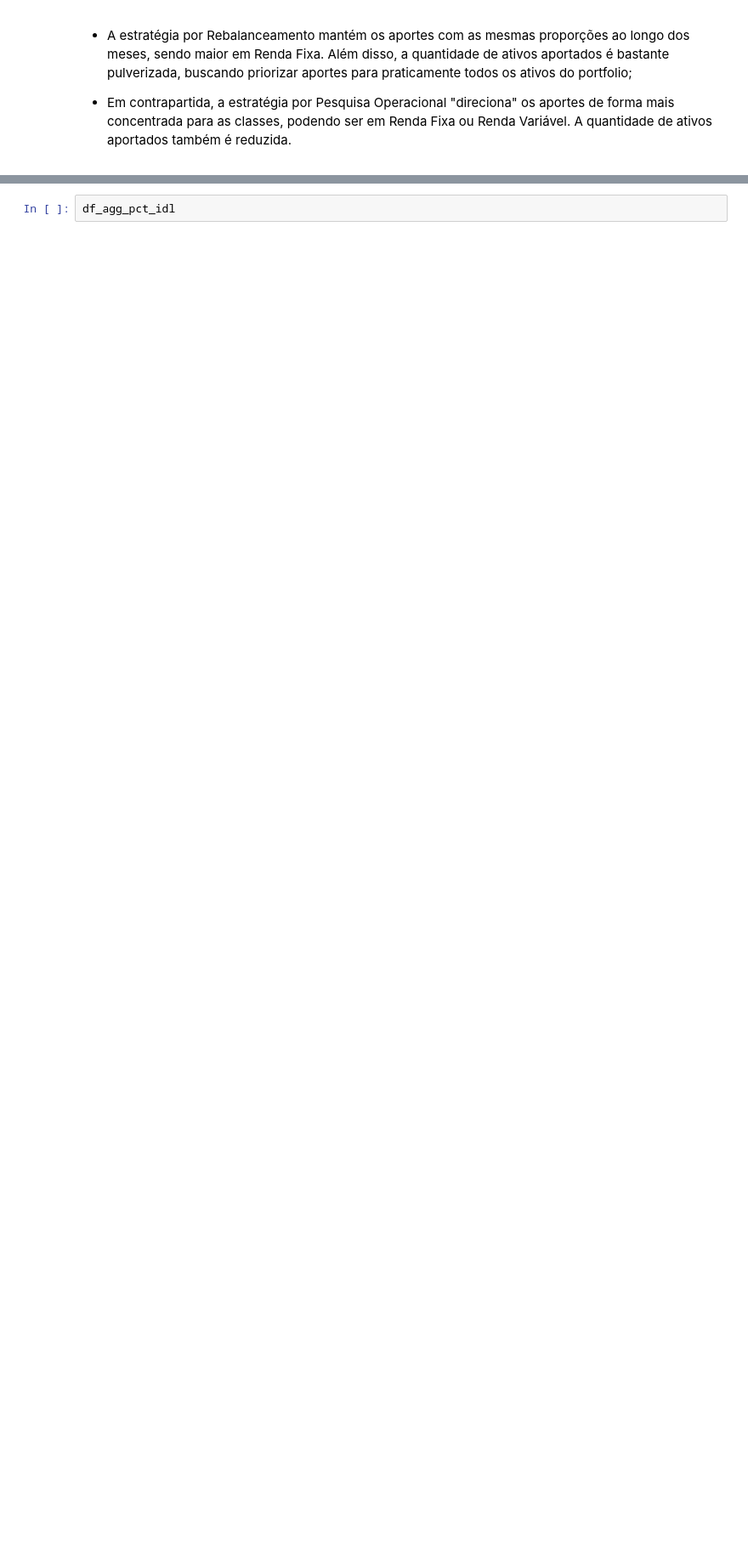
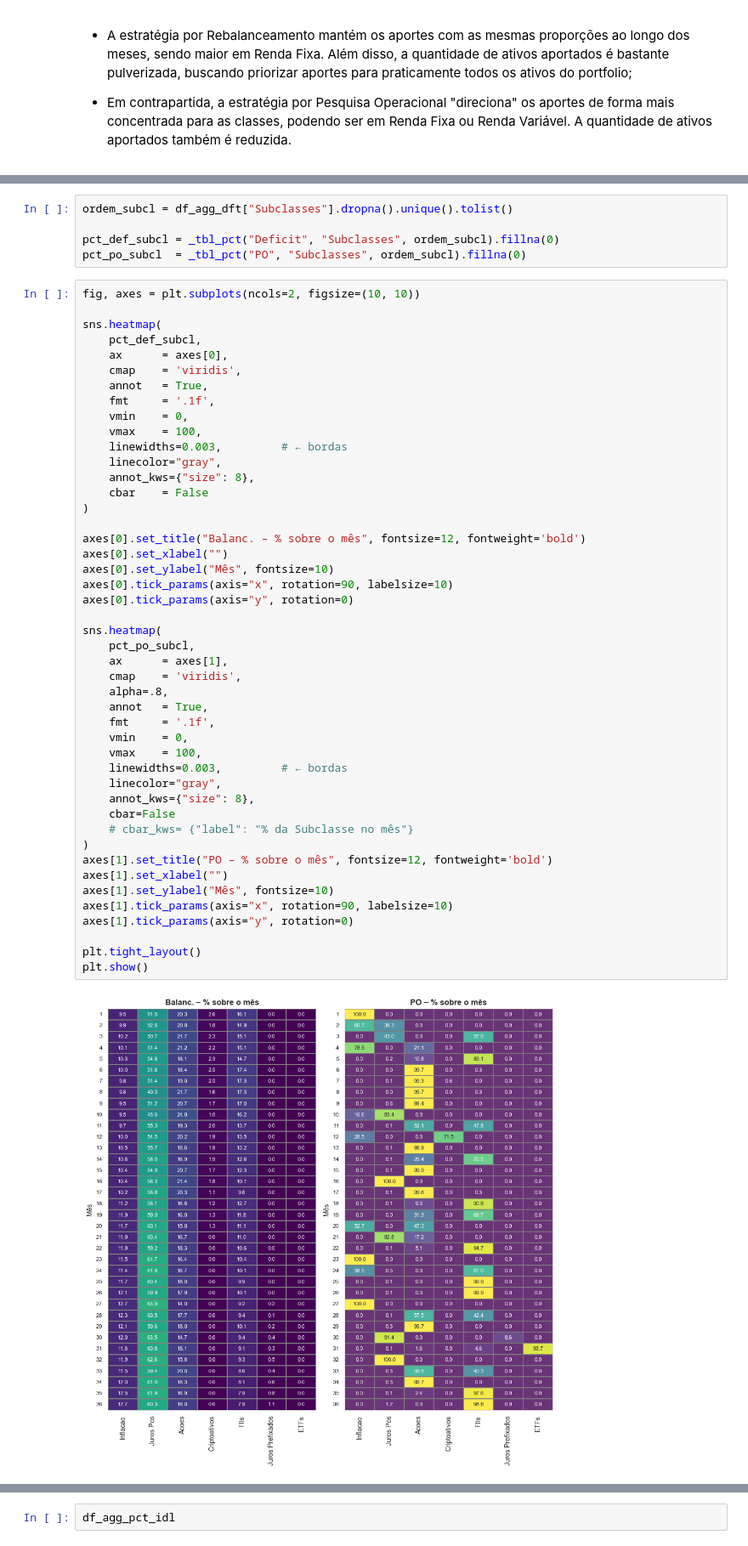
Before and after one commit to matcgoes/aportes-otimizacao, a Jupyter notebook: notebooks/02_simulador_backtest.ipynb, the cells around one changed output, grey strips where cells are left out. Shown at 85% size. Drawn from its saved outputs; the diff is of its cells as text; blank space fills up the shorter version.

```diff
--- a/notebooks/02_simulador_backtest.ipynb
+++ b/notebooks/02_simulador_backtest.ipynb
@@ -670,0 +649,53 @@ plt.show()
+# %%
+ordem_subcl = df_agg_dft["Subclasses"].dropna().unique().tolist()
+
+pct_def_subcl = _tbl_pct("Deficit", "Subclasses", ordem_subcl).fillna(0)
+pct_po_subcl  = _tbl_pct("PO", "Subclasses", ordem_subcl).fillna(0)
+# %%
+fig, axes = plt.subplots(ncols=2, figsize=(10, 10))
+
+sns.heatmap(
+    pct_def_subcl,
+    ax      = axes[0],
+    cmap    = 'viridis',
+    annot   = True,
+    fmt     = '.1f',
+    vmin    = 0,
+    vmax    = 100,
+    linewidths=0.003,         # ← bordas
+    linecolor="gray",
+    annot_kws={"size": 8},
+    cbar    = False
+)
+
+axes[0].set_title("Balanc. – % sobre o mês", fontsize=12, fontweight='bold')
+axes[0].set_xlabel("")
+axes[0].set_ylabel("Mês", fontsize=10)
+axes[0].tick_params(axis="x", rotation=90, labelsize=10)
+axes[0].tick_params(axis="y", rotation=0)
+
+sns.heatmap(
+    pct_po_subcl,
+    ax      = axes[1],
+    cmap    = 'viridis',
+    alpha=.8,
+    annot   = True,
+    fmt     = '.1f',
+    vmin    = 0,
+    vmax    = 100,
+    linewidths=0.003,         # ← bordas
+    linecolor="gray",
+    annot_kws={"size": 8},
+    cbar=False
+    # cbar_kws= {"label": "% da Subclasse no mês"}
+)
+axes[1].set_title("PO – % sobre o mês", fontsize=12, fontweight='bold')
+axes[1].set_xlabel("")
+axes[1].set_ylabel("Mês", fontsize=10)
+axes[1].tick_params(axis="x", rotation=90, labelsize=10)
+axes[1].tick_params(axis="y", rotation=0)
+
+plt.tight_layout()
+plt.show()
+# %% [output]
+[figure, added]
```
Also changed, not shown: parts of 21 cells of this notebook.
